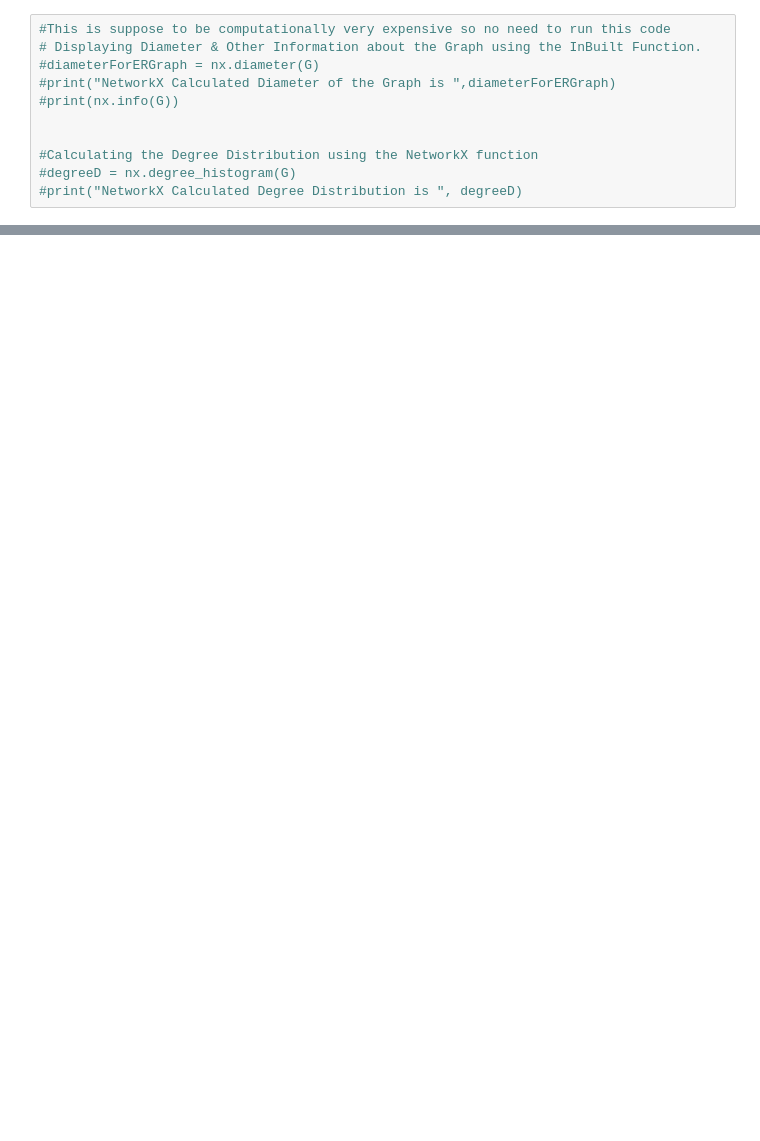
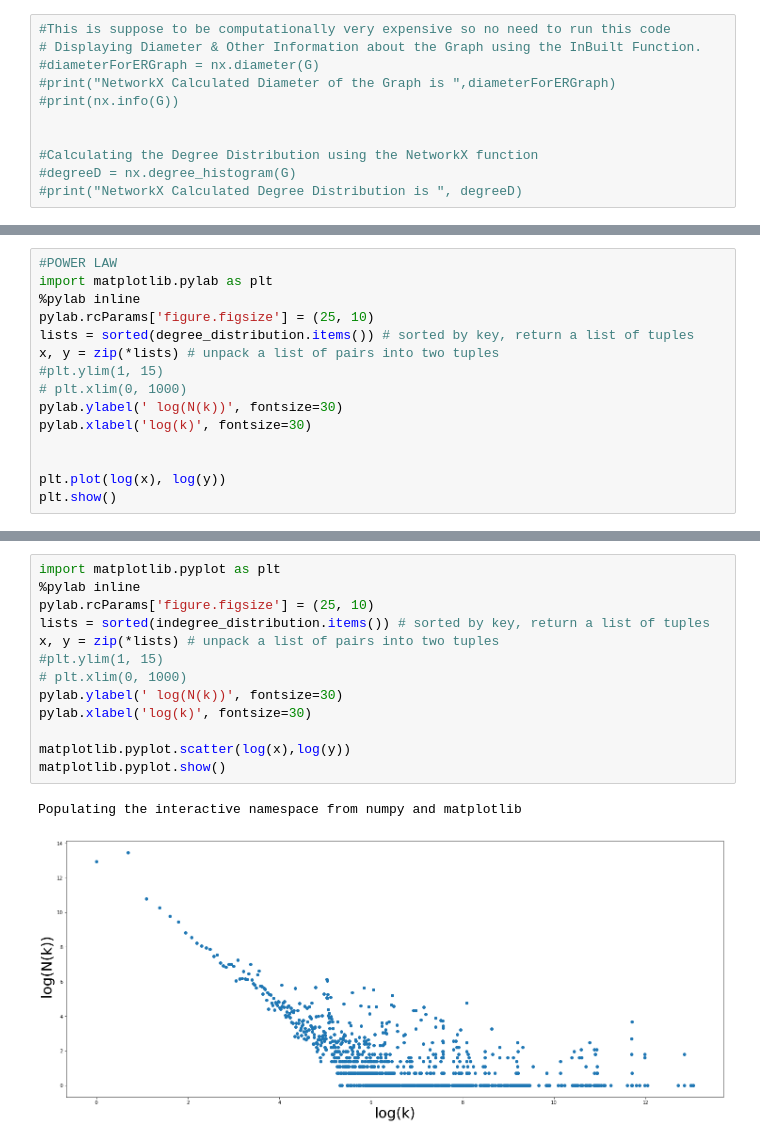
Before and after one commit to nabeelahmadkh/defcon, a Jupyter notebook: NetworkX Python Codes /uiowa.ipynb, the cells around one changed output, grey strips where cells are left out. Saved outputs shown, nothing was run; the diff lists cells and outputs as text; blank space fills up the shorter version.

```diff
--- a/NetworkX Python Codes /uiowa.ipynb
+++ b/NetworkX Python Codes /uiowa.ipynb
@@ -425,0 +514,15 @@ plt.show()
+# %%
+#POWER LAW
+import matplotlib.pylab as plt
+%pylab inline
+pylab.rcParams['figure.figsize'] = (25, 10)
+lists = sorted(degree_distribution.items()) # sorted by key, return a list of tuples
+x, y = zip(*lists) # unpack a list of pairs into two tuples
+#plt.ylim(1, 15)
+# plt.xlim(0, 1000)
+pylab.ylabel(' log(N(k))', fontsize=30)
+pylab.xlabel('log(k)', fontsize=30)
+
+
+plt.plot(log(x), log(y))
+plt.show()
@@ -440,0 +552,16 @@ matplotlib.pyplot.show()
+# %%
+import matplotlib.pyplot as plt
+%pylab inline
+pylab.rcParams['figure.figsize'] = (25, 10)
+lists = sorted(indegree_distribution.items()) # sorted by key, return a list of tuples
+x, y = zip(*lists) # unpack a list of pairs into two tuples
+#plt.ylim(1, 15)
+# plt.xlim(0, 1000)
+pylab.ylabel(' log(N(k))', fontsize=30)
+pylab.xlabel('log(k)', fontsize=30)
+
+matplotlib.pyplot.scatter(log(x),log(y))
+matplotlib.pyplot.show()
+# %% [output]
+Populating the interactive namespace from numpy and matplotlib
+[figure, added]
```
Also changed, not shown: parts of 44 cells of this notebook, 8 other files.
